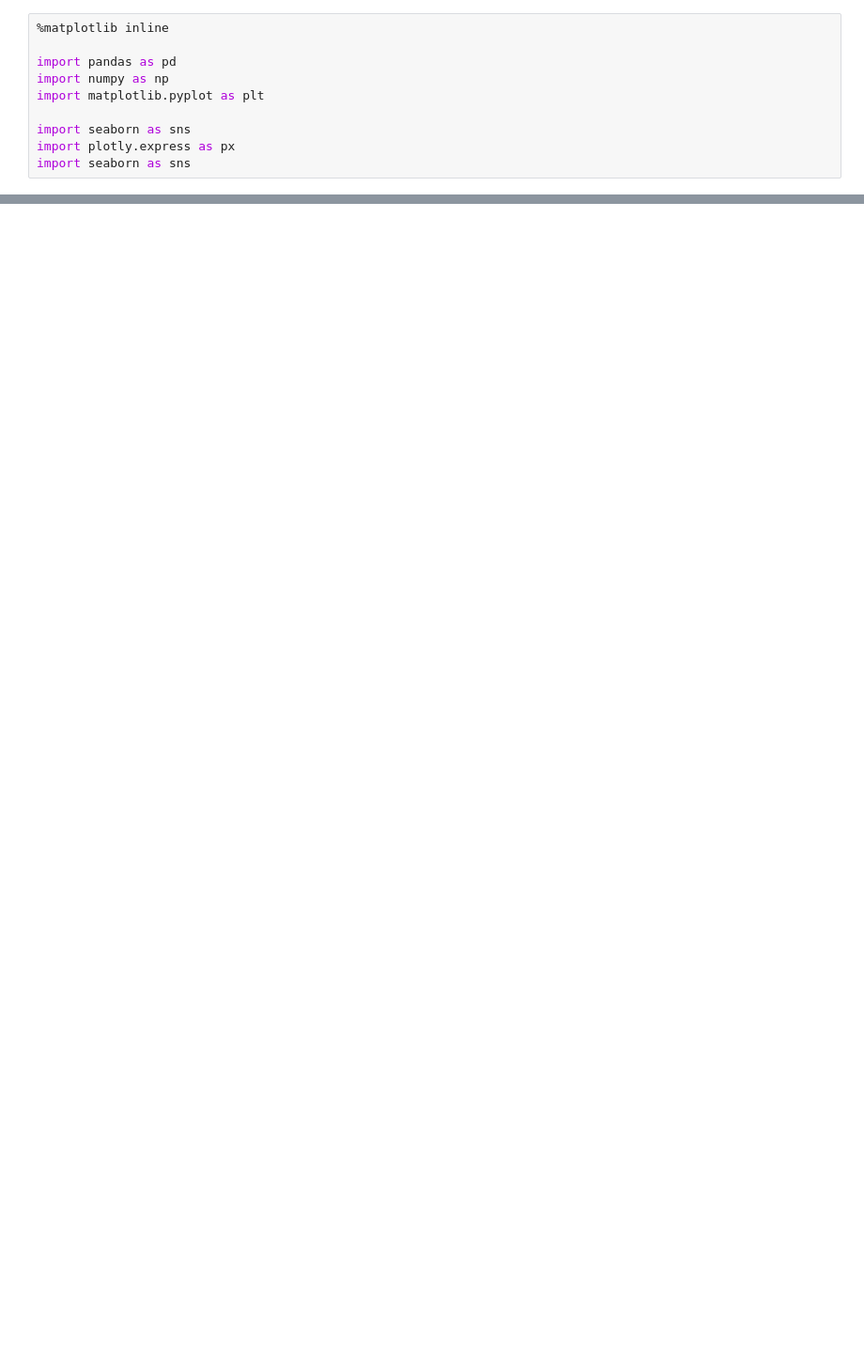
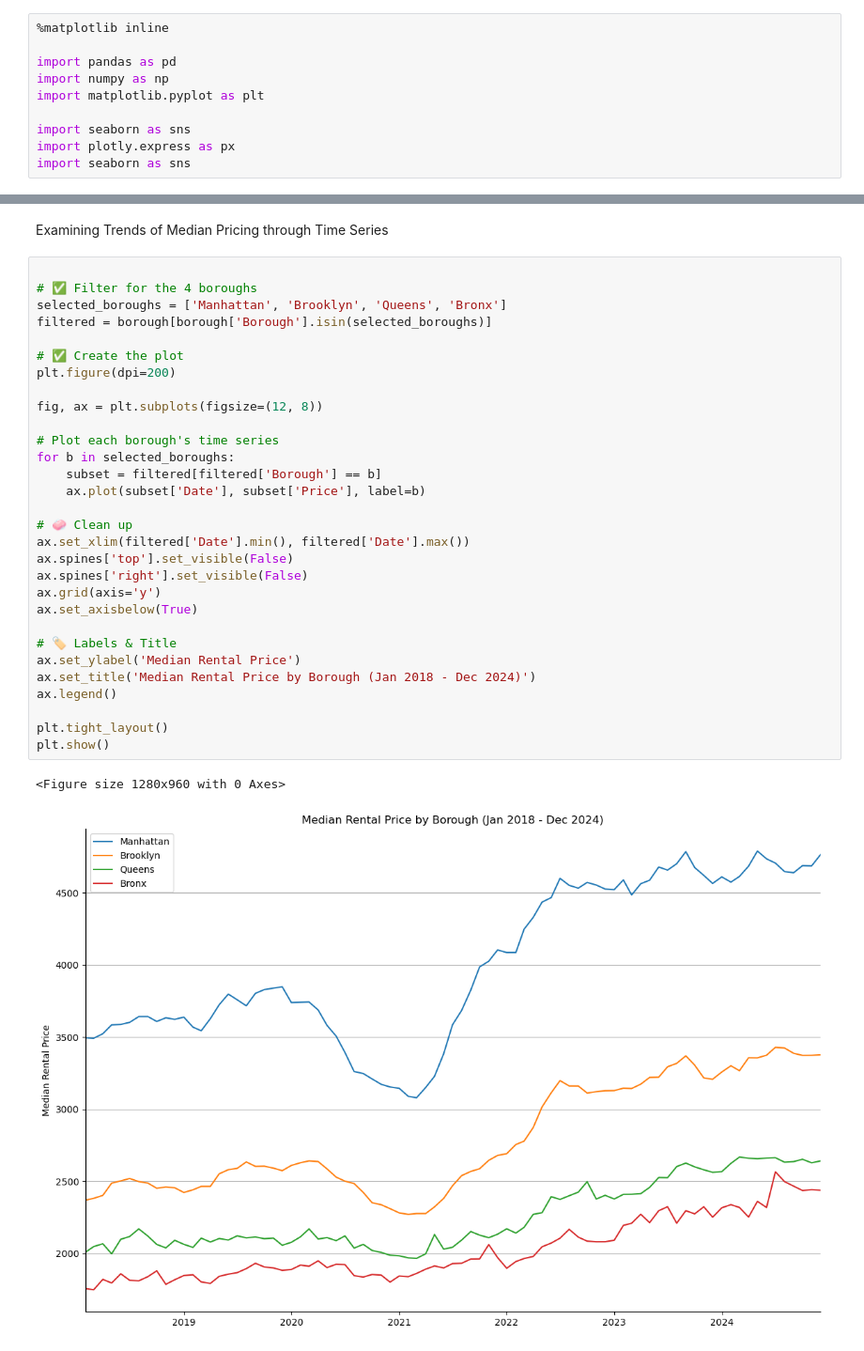
Before and after one commit to Khatiakhokhiashvili/Median-Rental-Pricing-Trends, a Jupyter notebook: rental.ipynb, the cells around one changed output, grey strips where cells are left out. Shown at 94% size. Saved outputs shown, nothing was run; the diff lists cells and outputs as text; blank space fills up the shorter version.

```diff
--- a/rental.ipynb
+++ b/rental.ipynb
@@ -34,0 +150,35 @@ FileNotFoundError: [Errno 2] No such file or directory: '../Data/medianAskingRen
+# %% [markdown]
+Examining Trends of Median Pricing through Time Series
+# %%
+
+# ✅ Filter for the 4 boroughs
+selected_boroughs = ['Manhattan', 'Brooklyn', 'Queens', 'Bronx']
+filtered = borough[borough['Borough'].isin(selected_boroughs)]
+
+# ✅ Create the plot
+plt.figure(dpi=200)
+
+fig, ax = plt.subplots(figsize=(12, 8))
+
+# Plot each borough's time series
+for b in selected_boroughs:
+    subset = filtered[filtered['Borough'] == b]
+    ax.plot(subset['Date'], subset['Price'], label=b)
+
+# 🧼 Clean up
+ax.set_xlim(filtered['Date'].min(), filtered['Date'].max())
+ax.spines['top'].set_visible(False)
+ax.spines['right'].set_visible(False)
+ax.grid(axis='y')
+ax.set_axisbelow(True)
+
+# 🏷️ Labels & Title
+ax.set_ylabel('Median Rental Price')
+ax.set_title('Median Rental Price by Borough (Jan 2018 - Dec 2024)')
+ax.legend()
+
+plt.tight_layout()
+plt.show()
+# %% [output]
+<Figure size 1280x960 with 0 Axes>
+[figure, added]
```
Also changed, not shown: parts of 14 cells of this notebook, 1 other file.
